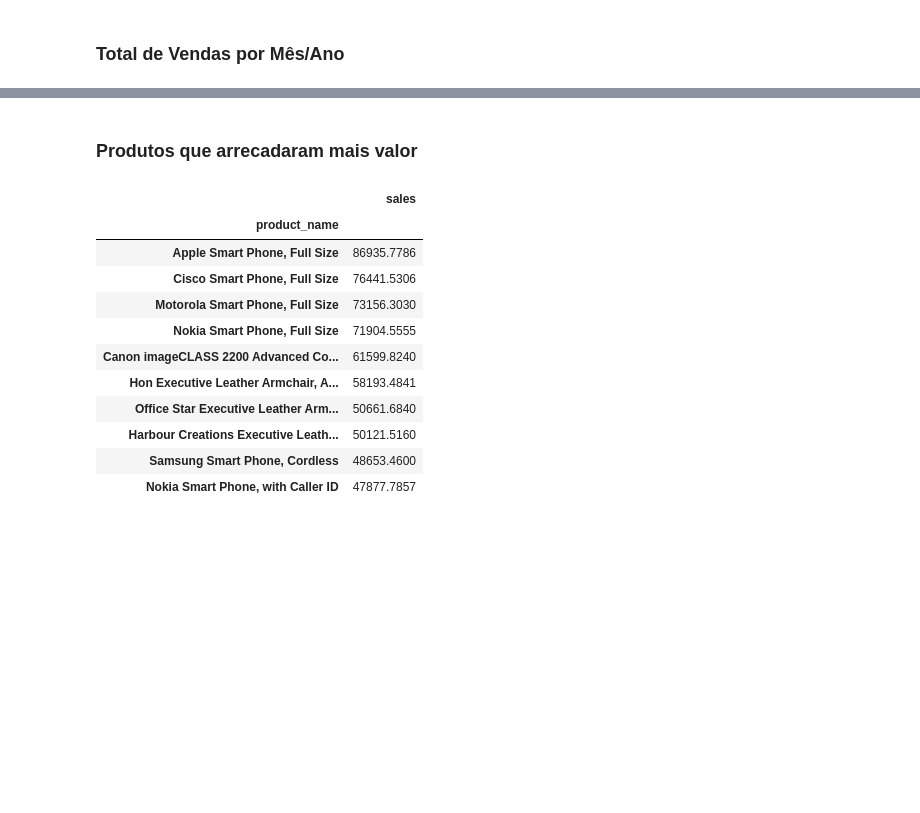
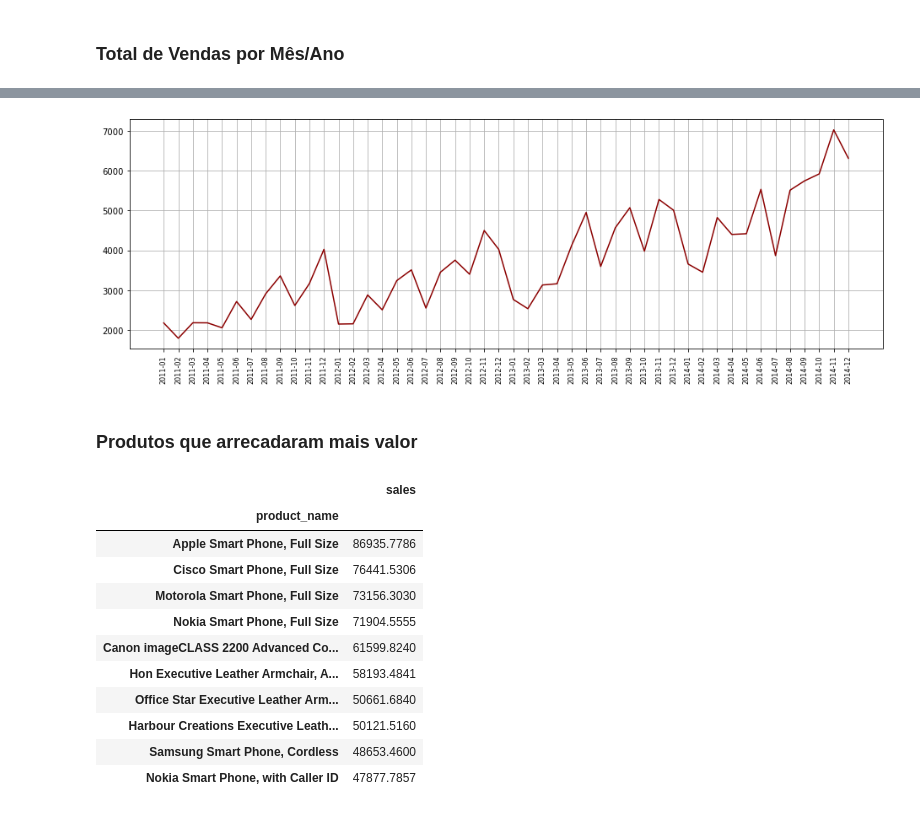
Before and after one commit to vector-b/alipaga_store_sales, a Jupyter notebook: Case.ipynb, the cells around one changed output, grey strips where cells are left out. Saved outputs shown, nothing was run; the diff lists cells and outputs as text; code cells hidden in the pictures; blank space fills up the shorter version.

```diff
--- a/Case.ipynb
+++ b/Case.ipynb
@@ -92,0 +88,10 @@ sales_month = sales_day.groupby(pd.Grouper(key='order_date', freq='M')).sum().re
+# %%
+#Junta os valores diários de vendas em um novo dataframe
+sales_day = df.groupby(["order_date"]).sales.sum().reset_index()
+
+#Junta a quantidade diária de vendas em um novo dataframe
+qt_day = df.groupby(["order_date"]).quantity.sum().reset_index()
+
+#Agrupa esses valores diários em valores mensais
+sales_month = sales_day.groupby(pd.Grouper(key='order_date', freq='M')).sum().reset_index()
+qt_month = qt_day.groupby(pd.Grouper(key='order_date', freq='M')).sum().reset_index()
@@ -94 +120,4 @@ sales_month = sales_day.groupby(pd.Grouper(key='order_date', freq='M')).sum().re
 sales_month["order_date"] = sales_month['order_date'].apply(lambda x: x.strftime('%Y-%m'))
+# %%
+#Remove os "dias" da order_date de qt_month
+qt_month["order_date"] = qt_month['order_date'].apply(lambda x: x.strftime('%Y-%m'))
@@ -114,3 +145,12 @@ plt.show()
+# %%
+#Plotamos os valores de venda de acordo com os meses dos anos entre 2011-2014
+plt.figure(figsize=(16, 5))
+plt.plot(qt_month['order_date'], qt_month['quantity'], color='darkred')
+plt.xticks(rotation='vertical', size=8)
+plt.grid()
+plt.show()
+# %% [output]
+[figure, added]
 # %% [markdown]
 ### Produtos que arrecadaram mais valor
 # %%
```
Also changed, not shown: parts of 71 cells of this notebook.
